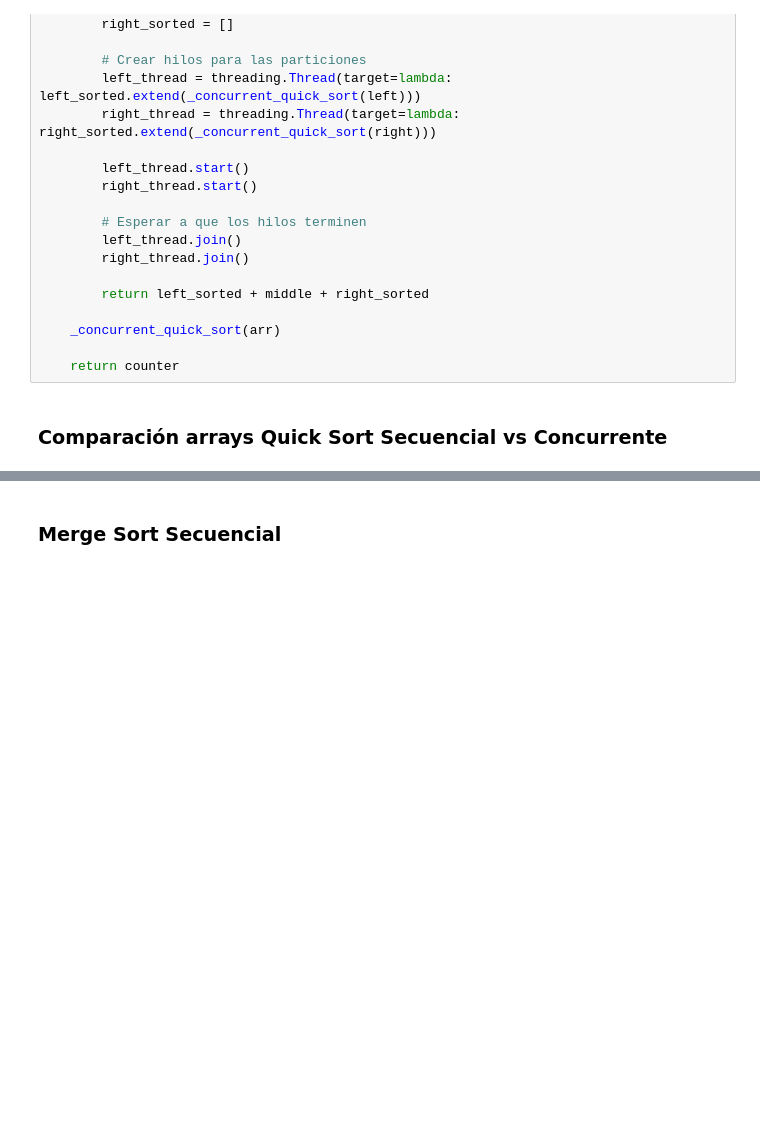
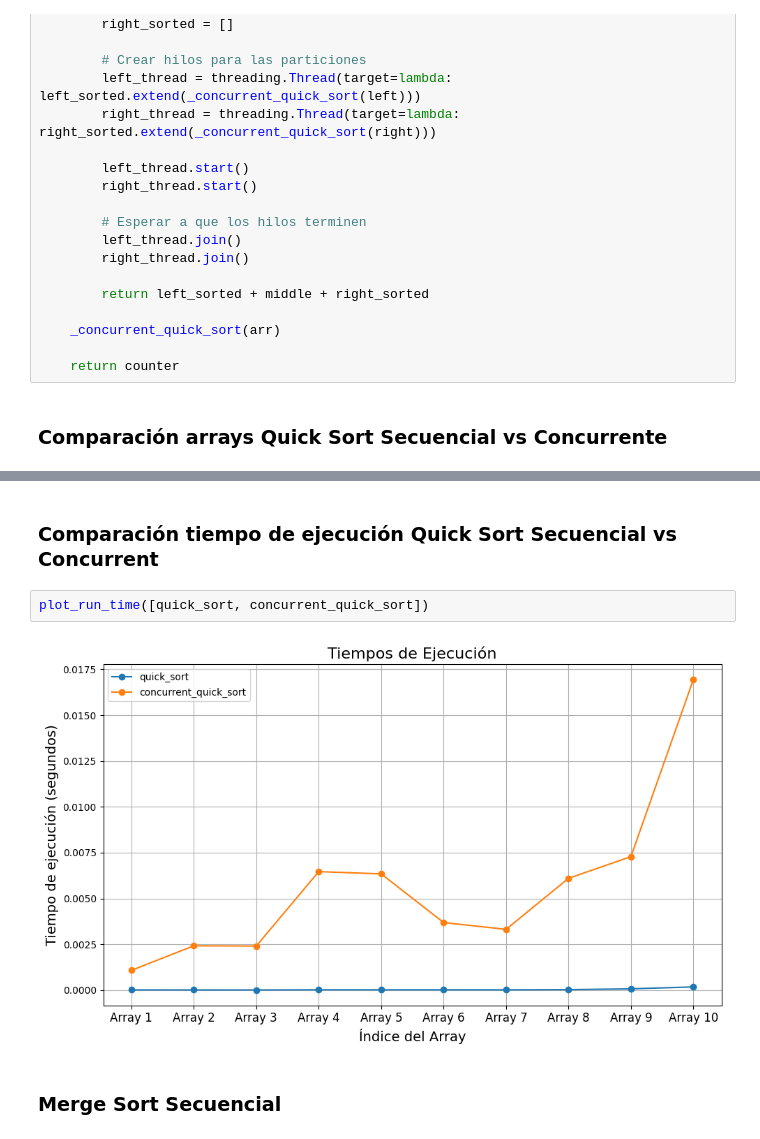
Before and after one commit to facubarneche/programacion-concurrente-paralela, a Jupyter notebook: exposicion_metodos_de_ordenamiento/tp_ordenamiento.ipynb, the cells around one changed output, grey strips where cells are left out. Cells and saved outputs as stored; diff of their text form; blank space fills up the shorter version.

```diff
--- a/exposicion_metodos_de_ordenamiento/tp_ordenamiento.ipynb
+++ b/exposicion_metodos_de_ordenamiento/tp_ordenamiento.ipynb
@@ -402,3 +421,9 @@ plot_comparisons_arrays("Comparación arrays Quick Sort Secuencial vs Concurrent
+# %% [markdown]
+### Comparación tiempo de ejecución Quick Sort Secuencial vs Concurrent
+# %%
+plot_run_time([quick_sort, concurrent_quick_sort])
+# %% [output]
+[figure, added]
 # %% [markdown]
 ### Merge Sort Secuencial
 # %%
```
Also changed, not shown: parts of 12 cells of this notebook.
